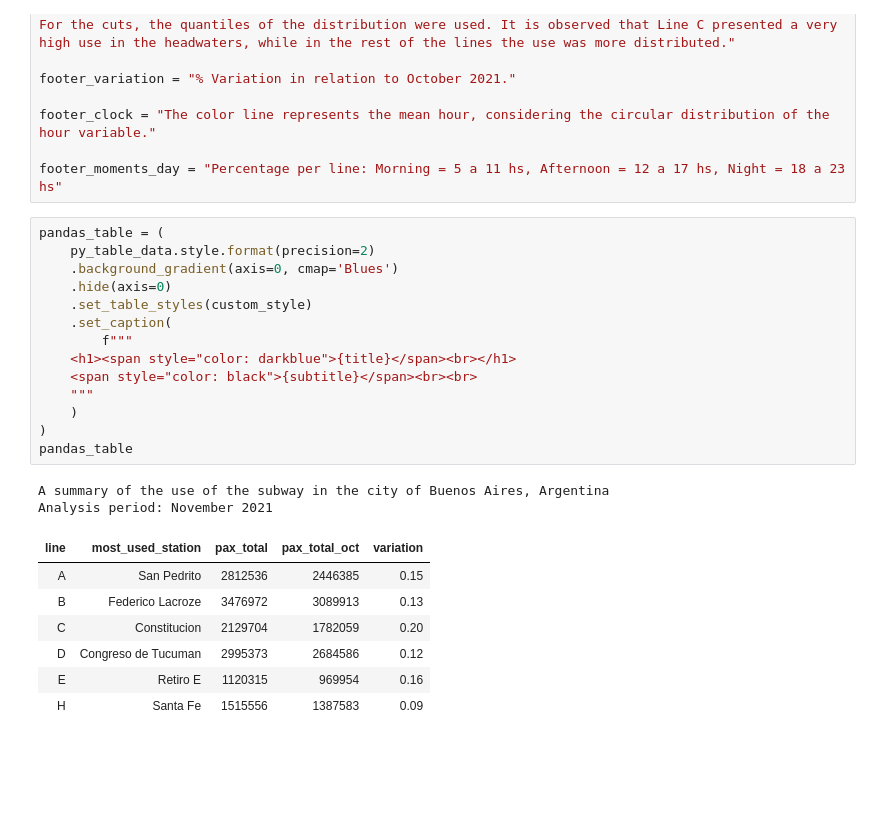
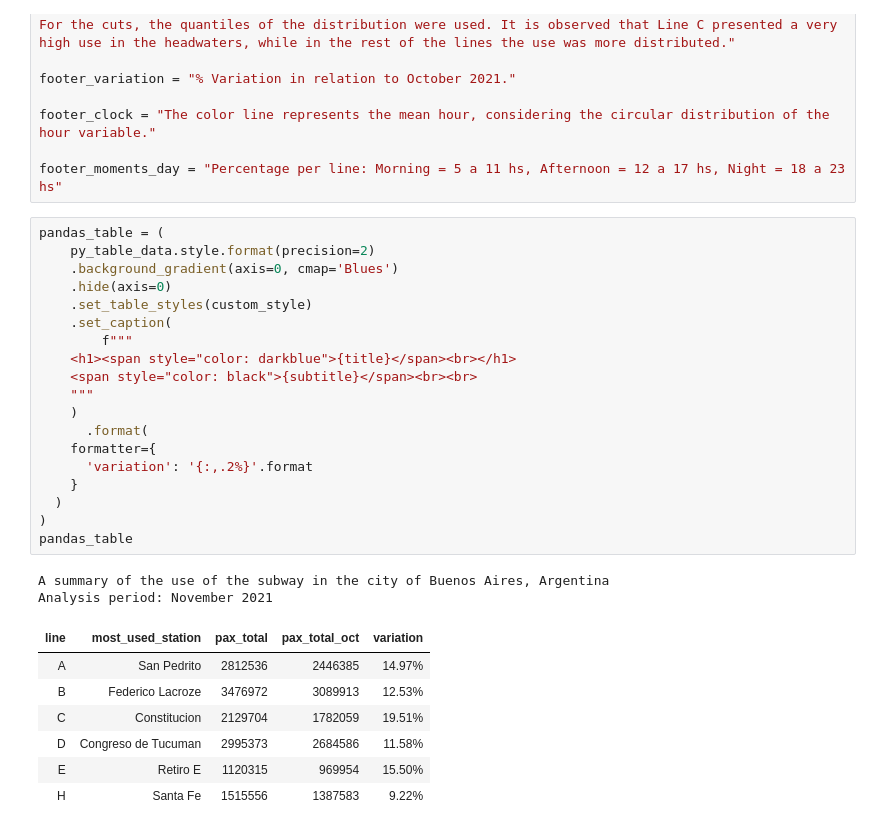
Before and after one commit to karbartolome/quartopub, a Jupyter notebook: 01_tables_r_python/tables_python.ipynb, the cells around one changed output. Drawn from its saved outputs; the diff is of its cells as text; blank space fills up the shorter version.

Commit message:
:art: compare tables python

```diff
--- a/01_tables_r_python/tables_python.ipynb
+++ b/01_tables_r_python/tables_python.ipynb
@@ -112,27 +112,32 @@ footer_moments_day = "Percentage per line: Morning = 5 a 11 hs, Afternoon = 12 a
 # %%
 pandas_table = (
     py_table_data.style.format(precision=2)
     .background_gradient(axis=0, cmap='Blues')
     .hide(axis=0)
     .set_table_styles(custom_style)
     .set_caption(
         f"""
     <h1><span style="color: darkblue">{title}</span><br></h1>
     <span style="color: black">{subtitle}</span><br><br>
     """
     )
+      .format(
+    formatter={
+      'variation': '{:,.2%}'.format
+    }
+  )
 )
 pandas_table
 # %% [output]
 A summary of the use of the subway in the city of Buenos Aires, Argentina
 Analysis period: November 2021
 | line | most_used_station | pax_total | pax_total_oct | variation |
-| A | San Pedrito | 2812536 | 2446385 | 0.15 |
-| B | Federico Lacroze | 3476972 | 3089913 | 0.13 |
-| C | Constitucion | 2129704 | 1782059 | 0.20 |
-| D | Congreso de Tucuman | 2995373 | 2684586 | 0.12 |
-| E | Retiro E | 1120315 | 969954 | 0.16 |
-| H | Santa Fe | 1515556 | 1387583 | 0.09 |
+| A | San Pedrito | 2812536 | 2446385 | 14.97% |
+| B | Federico Lacroze | 3476972 | 3089913 | 12.53% |
+| C | Constitucion | 2129704 | 1782059 | 19.51% |
+| D | Congreso de Tucuman | 2995373 | 2684586 | 11.58% |
+| E | Retiro E | 1120315 | 969954 | 15.50% |
+| H | Santa Fe | 1515556 | 1387583 | 9.22% |
 # %%
 gt_table = (
     GT(py_table_data)
```
Also changed, not shown: parts of 3 cells of this notebook.
